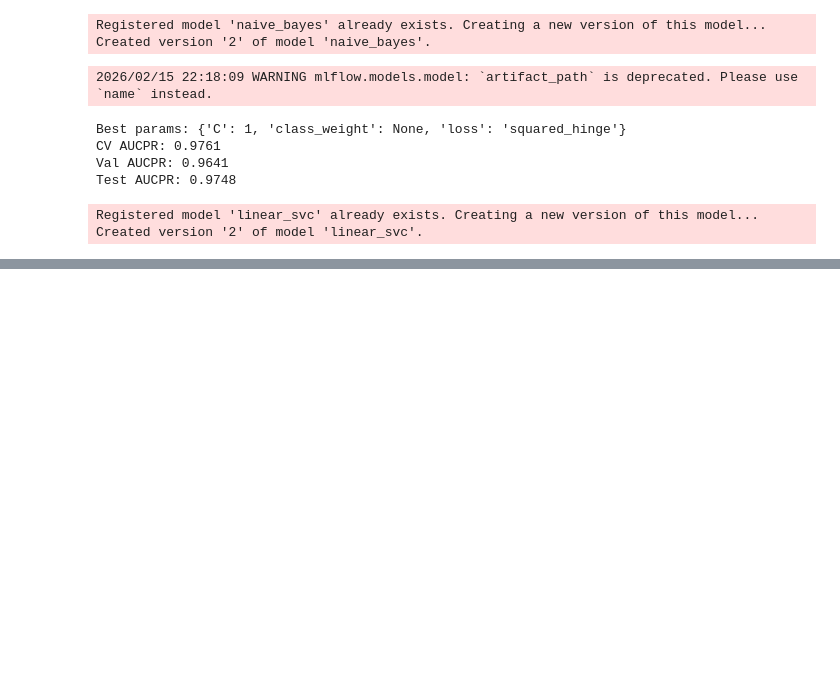
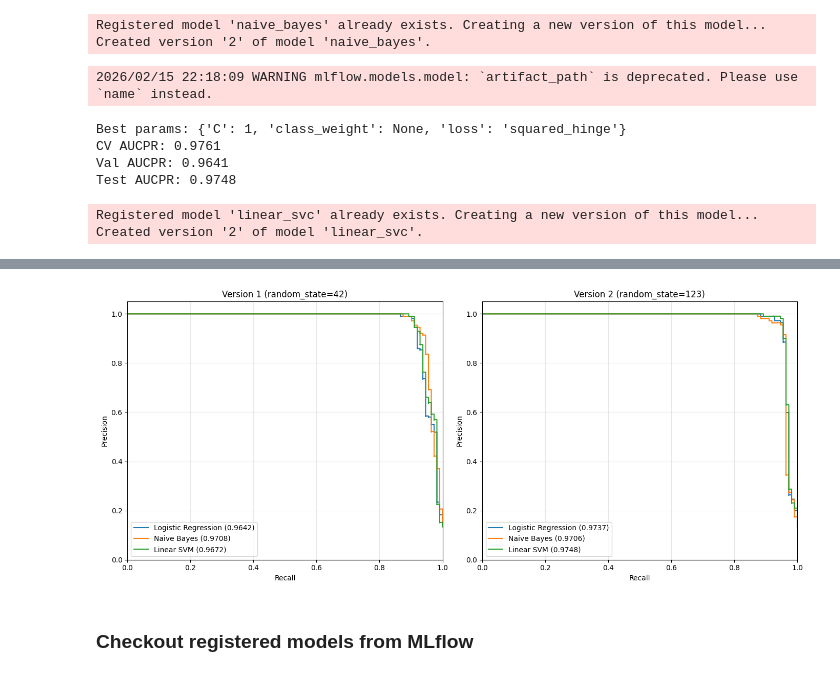
Before and after one commit to jss-1/AppliedMachineLearning, a Jupyter notebook: Assignment-02/train.ipynb, the cells around one changed output, grey strips where cells are left out. Cells and saved outputs as stored; diff of their text form; code cells hidden in the pictures; blank space fills up the shorter version.

Commit message:
Add cross-version comparison and MLflow verification

```diff
--- a/Assignment-02/train.ipynb
+++ b/Assignment-02/train.ipynb
@@ -357,0 +376,47 @@ Created version '2' of model 'linear_svc'.
+# %%
+fig, axes = plt.subplots(1, 2, figsize=(14, 6))
+
+# V1 PR curves
+for name, model, X_test, y_test, use_proba in [
+    ('Logistic Regression', lr_v1, X_test_v1_tfidf, y_test_v1, True),
+    ('Naive Bayes', nb_v1, X_test_v1_tfidf, y_test_v1, True),
+    ('Linear SVM', svm_v1, X_test_v1_tfidf, y_test_v1, False),
+]:
+    scores = model.predict_proba(X_test)[:, 1] if use_proba else model.decision_function(X_test)
+    precision, recall, _ = precision_recall_curve(y_test, scores)
+    ap = average_precision_score(y_test, scores)
+    axes[0].step(recall, precision, where='post', label=f'{name} ({ap:.4f})')
+
+axes[0].set_xlabel('Recall')
+axes[0].set_ylabel('Precision')
+axes[0].set_title('Version 1 (random_state=42)')
+axes[0].legend(loc='lower left')
+axes[0].grid(True, alpha=0.3)
+axes[0].set_xlim([0, 1])
+axes[0].set_ylim([0, 1.05])
+
+# V2 PR curves
+for name, model, X_test, y_test, use_proba in [
+    ('Logistic Regression', lr_v2, X_test_v2_tfidf, y_test_v2, True),
+    ('Naive Bayes', nb_v2, X_test_v2_tfidf, y_test_v2, True),
+    ('Linear SVM', svm_v2, X_test_v2_tfidf, y_test_v2, False),
+]:
+    scores = model.predict_proba(X_test)[:, 1] if use_proba else model.decision_function(X_test)
+    precision, recall, _ = precision_recall_curve(y_test, scores)
+    ap = average_precision_score(y_test, scores)
+    axes[1].step(recall, precision, where='post', label=f'{name} ({ap:.4f})')
+
+axes[1].set_xlabel('Recall')
+axes[1].set_ylabel('Precision')
+axes[1].set_title('Version 2 (random_state=123)')
+axes[1].legend(loc='lower left')
+axes[1].grid(True, alpha=0.3)
+axes[1].set_xlim([0, 1])
+axes[1].set_ylim([0, 1.05])
+
+plt.tight_layout()
+plt.show()
+# %% [output]
+[figure, added]
+# %% [markdown]
+### Checkout registered models from MLflow
```
Also changed, not shown: parts of 12 cells of this notebook.
